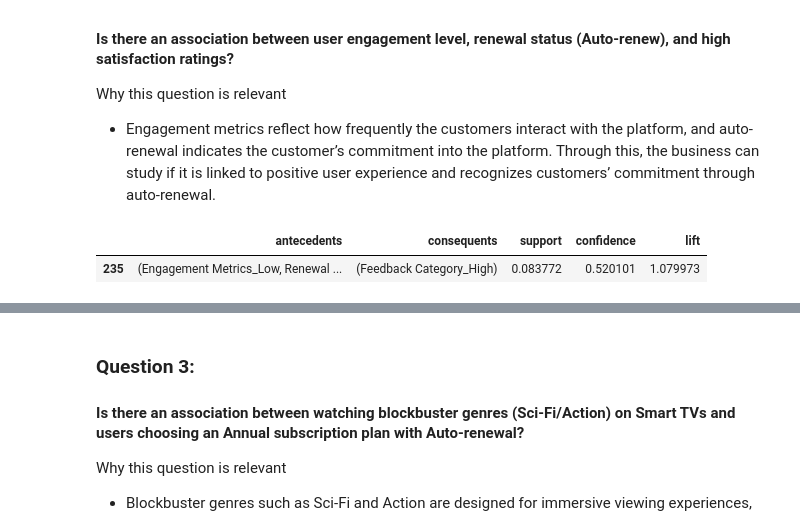
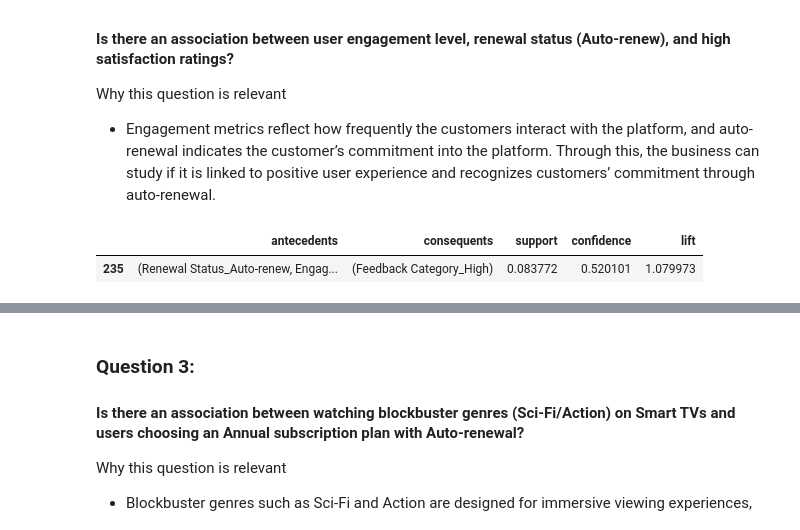
Before and after one commit to keattt0330/Data-Mining, a Jupyter notebook: assignment.ipynb, the cells around one changed output, grey strips where cells are left out. Drawn from its saved outputs; the diff is of its cells as text; code cells hidden in the pictures.

```diff
--- a/assignment.ipynb
+++ b/assignment.ipynb
@@ -501,12 +540,12 @@ Why this question is relevant
 # %%
 q2_rules = rules[
 	rules['antecedents'].apply(lambda x: any('Engagement Metrics' in item for item in x)) &
-	rules['antecedents'].apply(lambda x: any('Renewal Status' in item for item in x)) &
+	rules['antecedents'].apply(lambda x: any('Renewal Status_Auto-renew' in item for item in x)) &
 	(rules['antecedents'].apply(len) == 2) &
 	rules['consequents'].apply(lambda x: 'Feedback Category_High' in x)
 ]
 
 q2_rules[['antecedents', 'consequents', 'support', 'confidence', 'lift']].sort_values(by='lift', ascending=False)
 # %% [output]
 |  | antecedents | consequents | support | confidence | lift |
-| 235 | (Engagement Metrics_Low, Renewal ... | (Feedback Category_High) | 0.083772 | 0.520101 | 1.079973 |
+| 235 | (Renewal Status_Auto-renew, Engag... | (Feedback Category_High) | 0.083772 | 0.520101 | 1.079973 |
```
Also changed, not shown: parts of 11 cells of this notebook.
